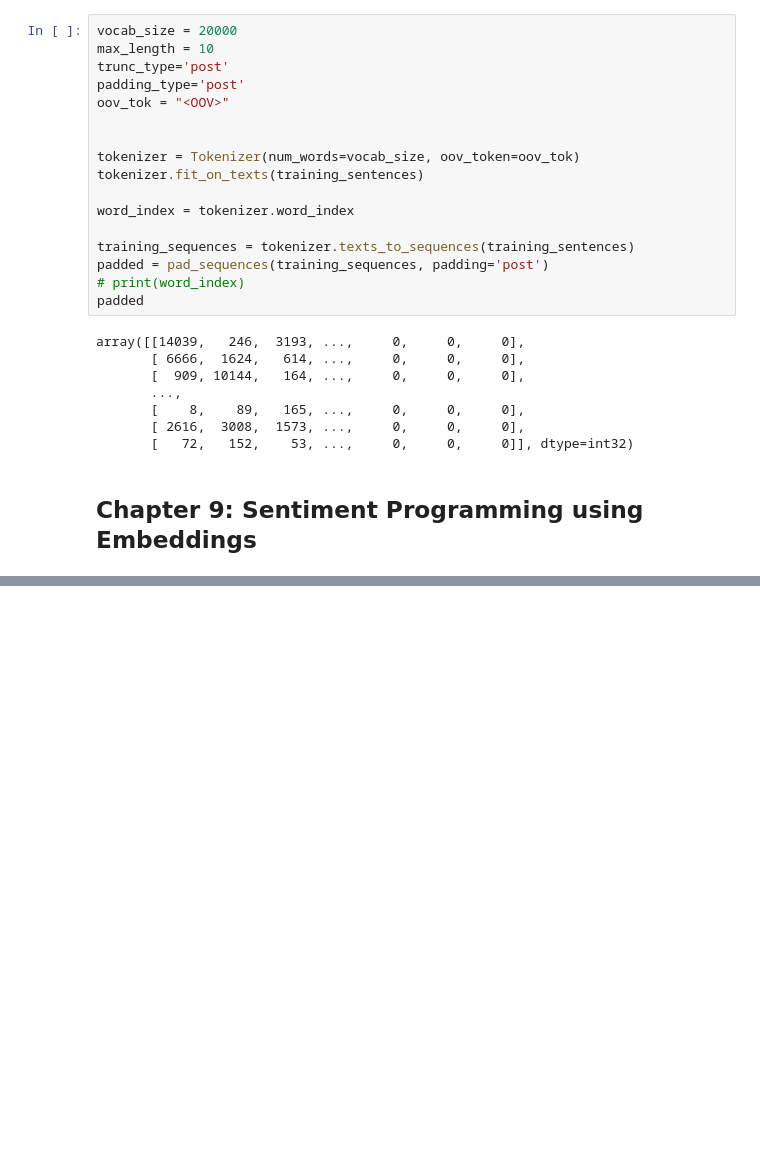
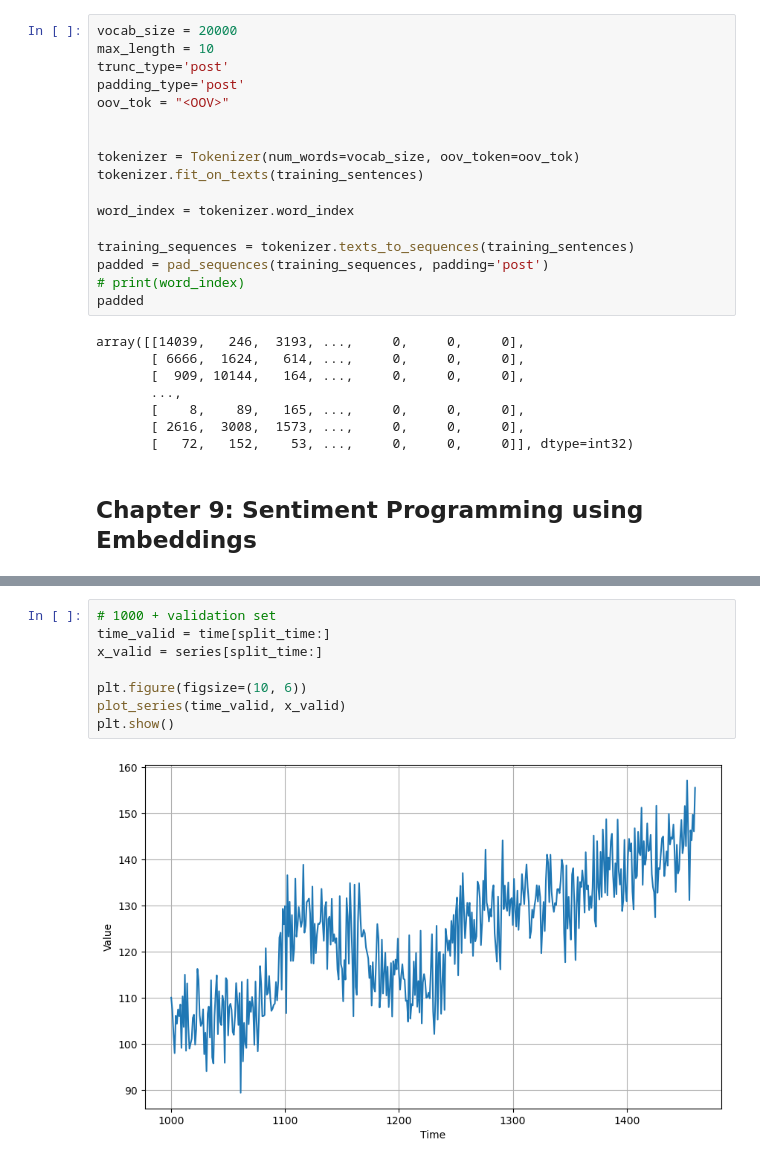
Before and after one commit to ammaarkhan/ML-Journey, a Jupyter notebook: Learning ML - 2.ipynb, the cells around one changed output, grey strips where cells are left out. Saved outputs shown, nothing was run; the diff lists cells and outputs as text; blank space fills up the shorter version.

```diff
--- a/Learning ML - 2.ipynb
+++ b/Learning ML - 2.ipynb
@@ -380,0 +407,10 @@ SyntaxError: invalid syntax (1817255932.py, line 1)
+# %%
+# 1000 + validation set
+time_valid = time[split_time:]
+x_valid = series[split_time:]
+
+plt.figure(figsize=(10, 6))
+plot_series(time_valid, x_valid)
+plt.show()
+# %% [output]
+[figure, added]
```
Also changed, not shown: parts of 20 cells of this notebook.
